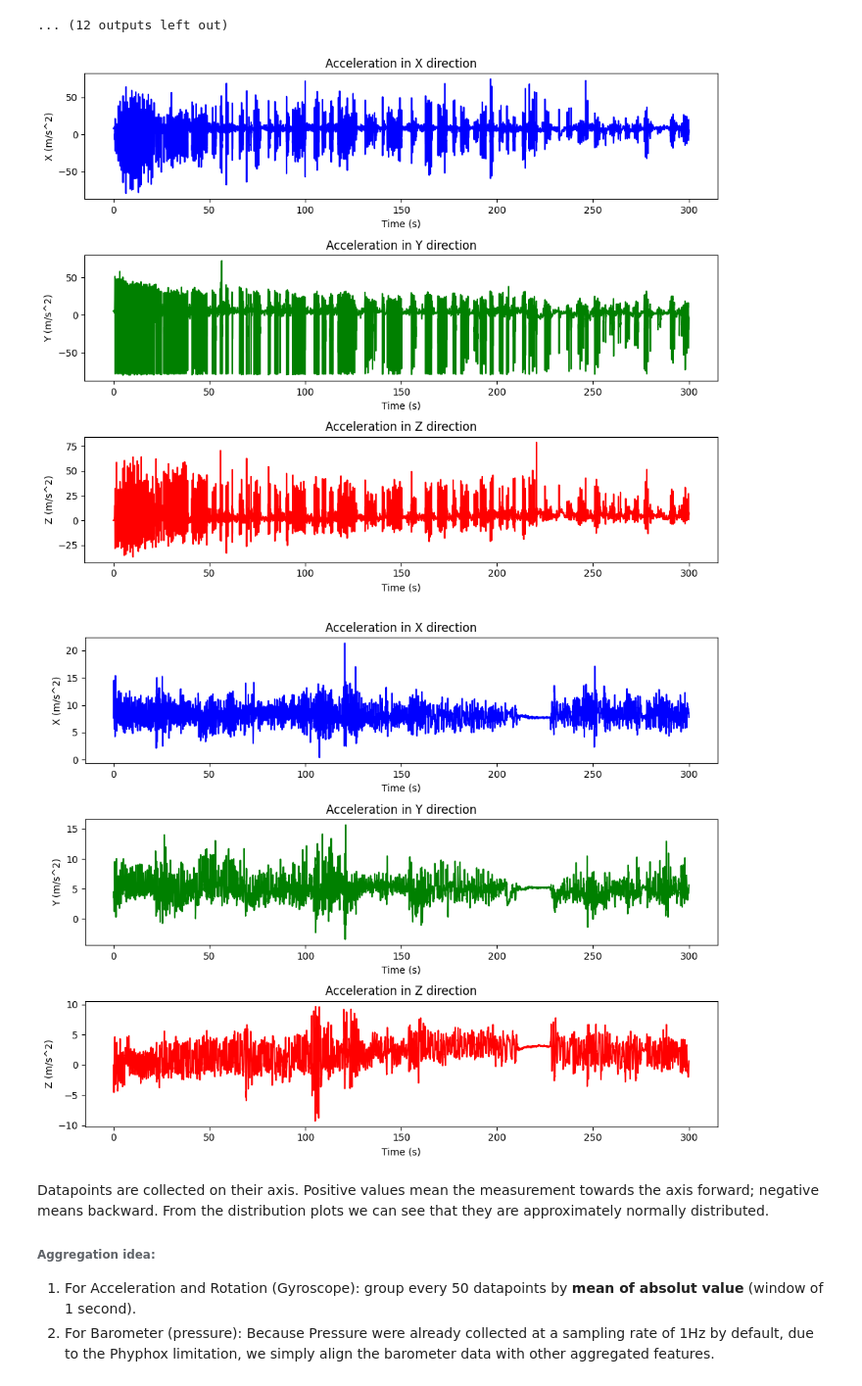
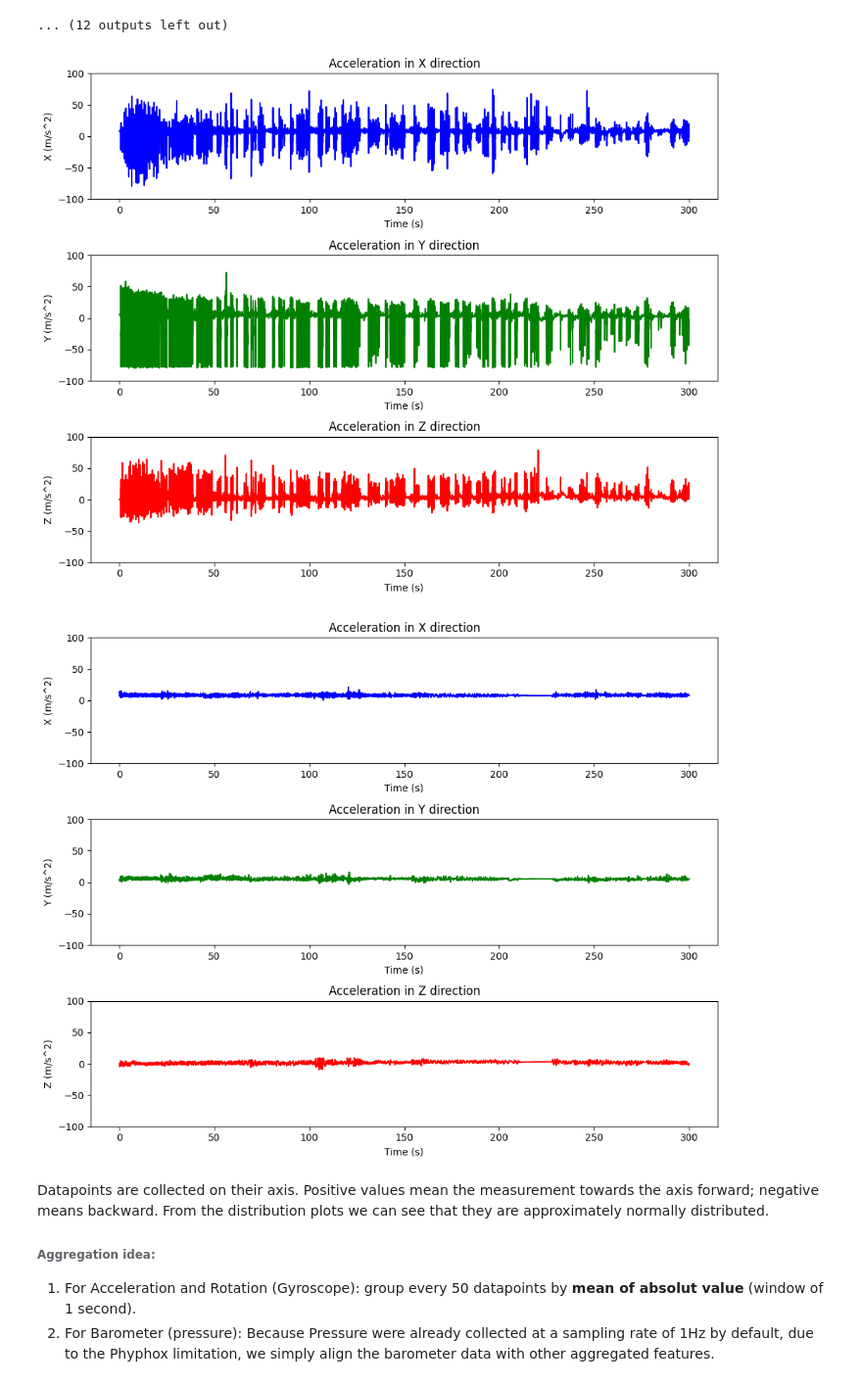
Before and after one commit to BruceLeo99/MLQS-VU-Project-Tyson, a Jupyter notebook: Preliminary Boxing data review.ipynb, the cells around one changed output. Shown at 98% size. Drawn from its saved outputs; the diff is of its cells as text; code cells hidden in the pictures.

```diff
--- a/Preliminary Boxing data review.ipynb
+++ b/Preliminary Boxing data review.ipynb
@@ -358,18 +358,21 @@ fig, axs = plt.subplots(3, 1, figsize=(10, 8))
 # Plot for X (m/s^2)
 axs[0].plot(x, y_x, color='b')
 axs[0].set_title('Acceleration in X direction')
+axs[0].set_ylim(-100,100)
 axs[0].set_xlabel('Time (s)')
 axs[0].set_ylabel('X (m/s^2)')
 
 # Plot for Y (m/s^2)
 axs[1].plot(x, y_y, color='g')
 axs[1].set_title('Acceleration in Y direction')
+axs[1].set_ylim(-100,100)
 axs[1].set_xlabel('Time (s)')
 axs[1].set_ylabel('Y (m/s^2)')
 
 # Plot for Z (m/s^2)
 axs[2].plot(x, y_z, color='r')
 axs[2].set_title('Acceleration in Z direction')
+axs[2].set_ylim(-100,100)
 axs[2].set_xlabel('Time (s)')
 axs[2].set_ylabel('Z (m/s^2)')
 
@@ -378,40 +381,43 @@ plt.tight_layout()
 plt.savefig(os.path.join("Series of Acceleration of Jab"))
 plt.show()
 # %% [output]
-[figure, old version]
+[figure, new version]
 # %%
 x = pre_lft_nopunch_acc_5min["Time (s)"]
 y_x = pre_lft_nopunch_acc_5min["X (m/s^2)"]
 y_y = pre_lft_nopunch_acc_5min["Y (m/s^2)"]
 y_z = pre_lft_nopunch_acc_5min["Z (m/s^2)"]
 
 # Create subplots
 fig, axs = plt.subplots(3, 1, figsize=(10, 8))
 
 # Plot for X (m/s^2)
 axs[0].plot(x, y_x, color='b')
 axs[0].set_title('Acceleration in X direction')
+axs[0].set_ylim(-100,100)
 axs[0].set_xlabel('Time (s)')
 axs[0].set_ylabel('X (m/s^2)')
 
 # Plot for Y (m/s^2)
 axs[1].plot(x, y_y, color='g')
 axs[1].set_title('Acceleration in Y direction')
+axs[1].set_ylim(-100,100)
 axs[1].set_xlabel('Time (s)')
 axs[1].set_ylabel('Y (m/s^2)')
 
 # Plot for Z (m/s^2)
 axs[2].plot(x, y_z, color='r')
 axs[2].set_title('Acceleration in Z direction')
+axs[2].set_ylim(-100,100)
 axs[2].set_xlabel('Time (s)')
 axs[2].set_ylabel('Z (m/s^2)')
 
 plt.tight_layout()
 
 plt.savefig(os.path.join("Series of Acceleration of left hand with no punch"))
 plt.show()
 # %% [output]
-[figure, old version]
+[figure, new version]
 # %% [markdown]
 Datapoints are collected on their axis. Positive values mean the measurement towards the axis forward; negative means backward.</br>
 From the distribution plots we can see that they are approximately normally distributed.
```
Also changed, not shown: 3 other files.
